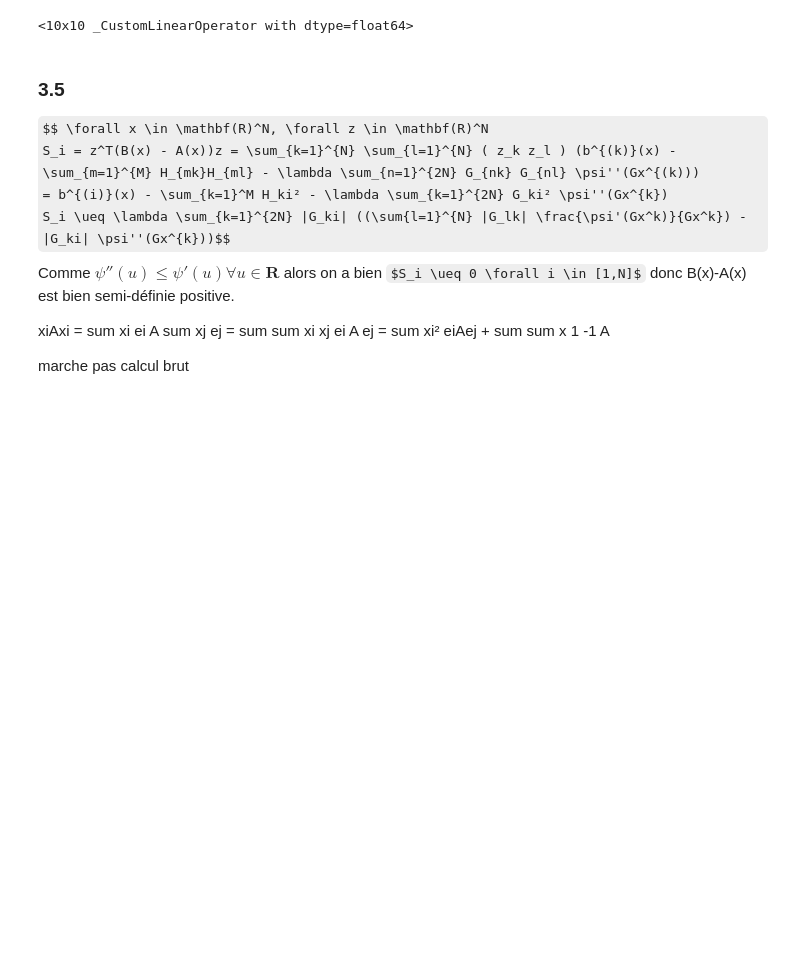
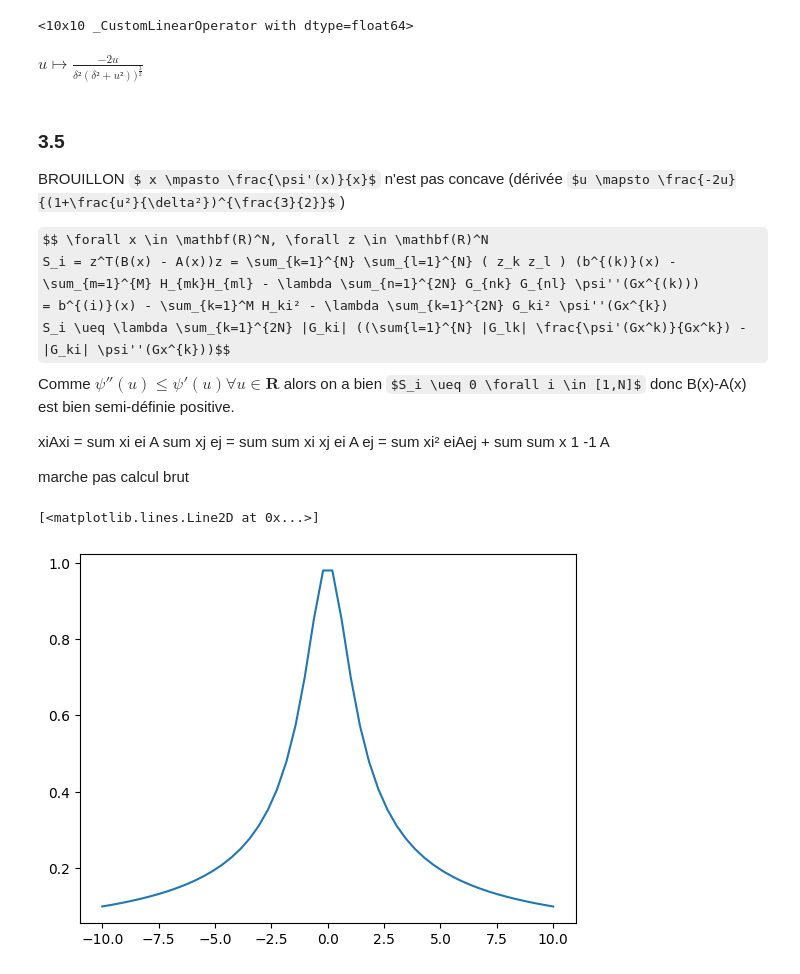
Before and after one commit to agathM/TPLSD, a Jupyter notebook: TP3.ipynb, the cells around one changed output. Drawn from its saved outputs; the diff is of its cells as text; code cells hidden in the pictures; some formulas as TeX source; blank space fills up the shorter version.

Commit message:
brouillon

```diff
--- a/TP3.ipynb
+++ b/TP3.ipynb
@@ -330,8 +330,14 @@ plt.show()
 A_block(0,10,x)
 # %% [output]
 <10x10 _CustomLinearOperator with dtype=float64>
+# %% [markdown]
+$u \mapsto \frac{-2u}{\delta²(\delta²+u²))^{\frac{3}{2}}}$
 # %% [markdown]
 ### 3.5
+BROUILLON
+$ x \mpasto \frac{\psi'(x)}{x}$ n'est pas concave (dérivée $u \mapsto \frac{-2u}{(1+\frac{u²}{\delta²})^{\frac{3}{2}}$)
+
+
 $$ \forall x \in \mathbf(R)^N, \forall z \in \mathbf(R)^N
 S_i = z^T(B(x) - A(x))z = \sum_{k=1}^{N} \sum_{l=1}^{N} ( z_k z_l ) (b^{(k)}(x) - \sum_{m=1}^{M} H_{mk}H_{ml} - \lambda \sum_{n=1}^{2N} G_{nk} G_{nl} \psi''(Gx^{(k)))
 = b^{(i)}(x) - \sum_{k=1}^M H_ki² - \lambda \sum_{k=1}^{2N} G_ki² \psi''(Gx^{k})
@@ -342,3 +348,10 @@ xiAxi = sum xi ei A sum xj ej = sum sum xi xj ei A ej = sum xi² eiAej + sum sum
 x 1 -1 A
 
   marche pas calcul brut
+# %%
+
+x = np.linspace(-10,10)
+plt.plot(x,1/np.sqrt(1+x**2))
+# %% [output]
+[<matplotlib.lines.Line2D at 0x...>]
+[figure, added]
```
Also changed, not shown: parts of 1 cell of this notebook.
